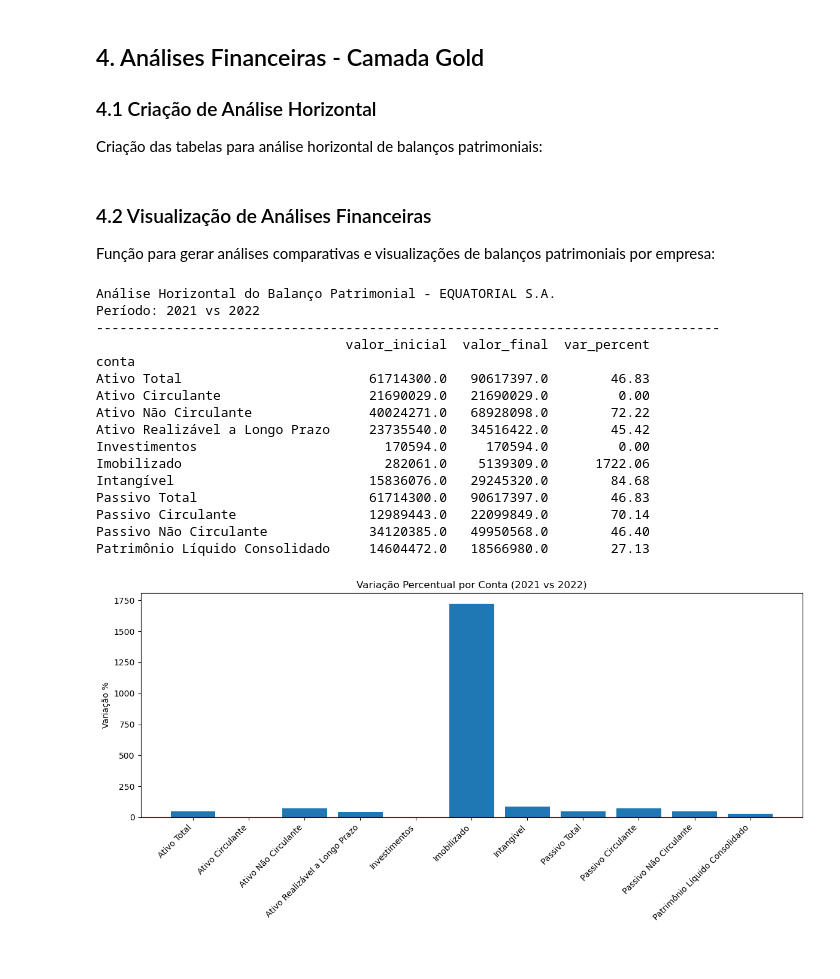
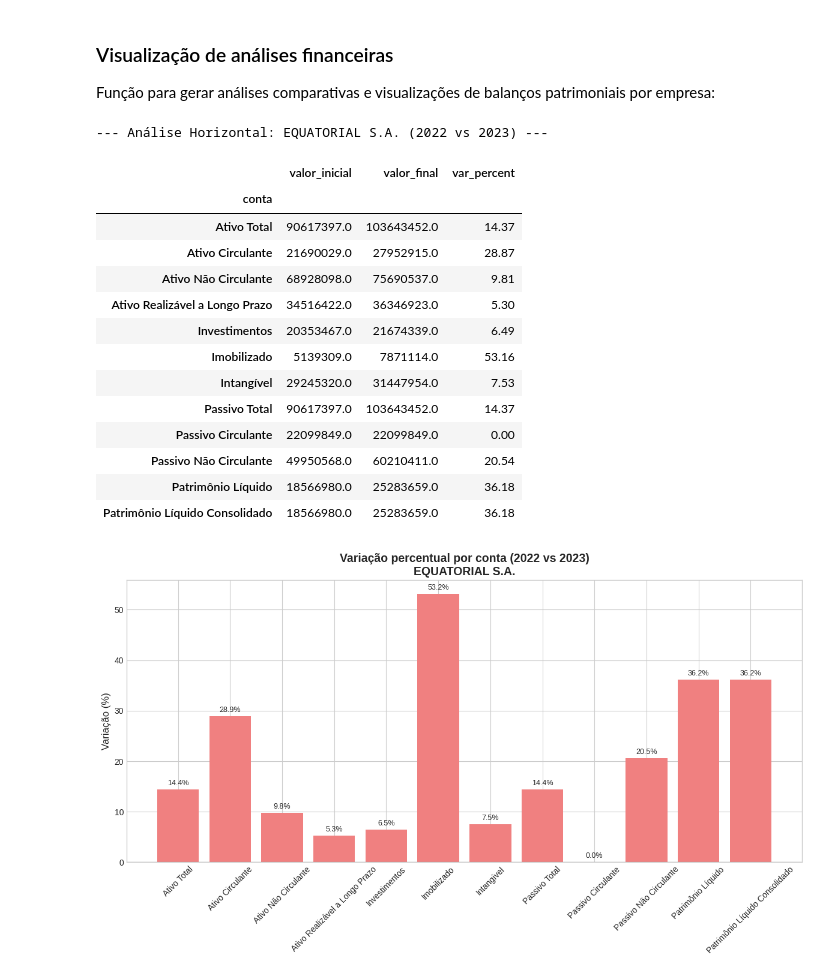
Before and after one commit to andrecamatta/pgera, a Jupyter notebook: pgera_dfps.ipynb, the cells around one changed output. Cells and saved outputs as stored; diff of their text form; code cells hidden in the pictures.

```diff
--- a/pgera_dfps.ipynb
+++ b/pgera_dfps.ipynb
@@ -523,8 +676,2 @@ only showing top 20 rows
-# %% [markdown]
-## 4. Análises Financeiras - Camada Gold
-
-### 4.1 Criação de Análise Horizontal
-
-Criação das tabelas para análise horizontal de balanços patrimoniais:
 # %%
 import matplotlib.pyplot as plt
@@ -621,28 +741,27 @@ def analyze_balance_sheet_company(cnpj, initial_year=2020, final_year=2021):
 
     return pd_analise
 # %% [markdown]
-### 4.2 Visualização de Análises Financeiras
+### Visualização de análises financeiras
 
 Função para gerar análises comparativas e visualizações de balanços patrimoniais por empresa:
 # %%
 # Exemplo de uso
 cnpj = "03.220.438/0001-73"
-resultado = analyze_balance_sheet_company(cnpj, 2021, 2022)
+resultado = analyze_balance_sheet_company(spark, cnpj, 2022, 2023)
 # %% [output]
-Análise Horizontal do Balanço Patrimonial - EQUATORIAL S.A.
-Período: 2021 vs 2022
---------------------------------------------------------------------------------
-                                valor_inicial  valor_final  var_percent
-conta
-Ativo Total                        61714300.0   90617397.0        46.83
-Ativo Circulante                   21690029.0   21690029.0         0.00
-Ativo Não Circulante               40024271.0   68928098.0        72.22
-Ativo Realizável a Longo Prazo     23735540.0   34516422.0        45.42
-Investimentos                        170594.0     170594.0         0.00
-Imobilizado                          282061.0    5139309.0      1722.06
-Intangível                         15836076.0   29245320.0        84.68
-Passivo Total                      61714300.0   90617397.0        46.83
-Passivo Circulante                 12989443.0   22099849.0        70.14
-Passivo Não Circulante             34120385.0   49950568.0        46.40
-Patrimônio Líquido Consolidado     14604472.0   18566980.0        27.13
+--- Análise Horizontal: EQUATORIAL S.A. (2022 vs 2023) ---
+|  | valor_inicial | valor_final | var_percent |
+| conta |  |  |  |
+| Ativo Total | 90617397.0 | 103643452.0 | 14.37 |
+| Ativo Circulante | 21690029.0 | 27952915.0 | 28.87 |
+| Ativo Não Circulante | 68928098.0 | 75690537.0 | 9.81 |
+| Ativo Realizável a Longo Prazo | 34516422.0 | 36346923.0 | 5.30 |
+| Investimentos | 20353467.0 | 21674339.0 | 6.49 |
+| Imobilizado | 5139309.0 | 7871114.0 | 53.16 |
+| Intangível | 29245320.0 | 31447954.0 | 7.53 |
+| Passivo Total | 90617397.0 | 103643452.0 | 14.37 |
+| Passivo Circulante | 22099849.0 | 22099849.0 | 0.00 |
+| Passivo Não Circulante | 49950568.0 | 60210411.0 | 20.54 |
+| Patrimônio Líquido | 18566980.0 | 25283659.0 | 36.18 |
+| Patrimônio Líquido Consolidado | 18566980.0 | 25283659.0 | 36.18 |
-[figure, old version]
+[figure, new version]
```
Also changed, not shown: parts of 44 cells of this notebook, 1 other file.
